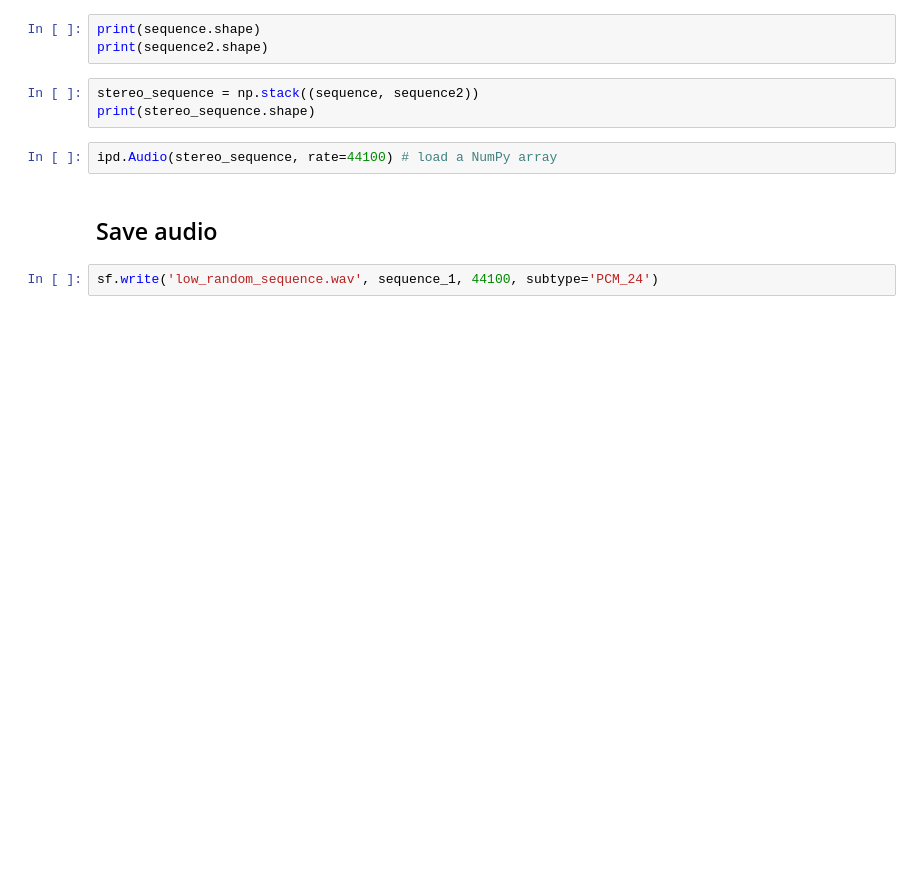
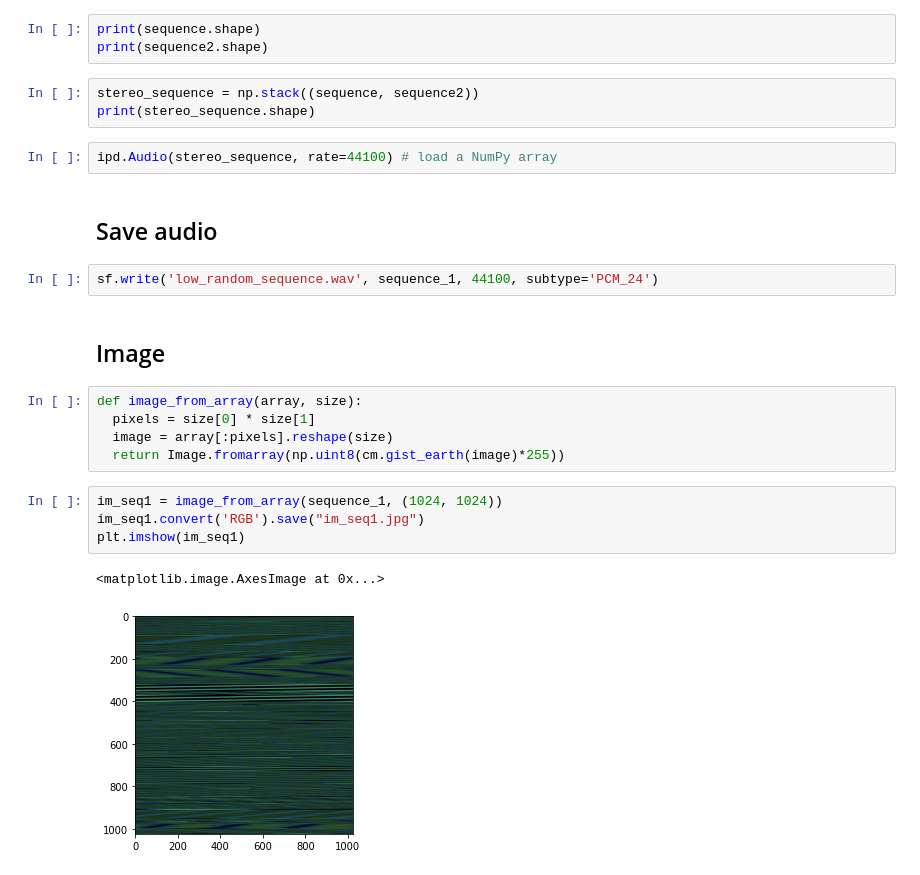
Before and after one commit to destefani/numpy_noise, a Jupyter notebook: numpy_noise.ipynb, the cells around one changed output. Drawn from its saved outputs; the diff is of its cells as text; blank space fills up the shorter version.

```diff
--- a/numpy_noise.ipynb
+++ b/numpy_noise.ipynb
@@ -86,3 +92,17 @@ ipd.Audio(stereo_sequence, rate=44100) # load a NumPy array
 ## Save audio
 # %%
 sf.write('low_random_sequence.wav', sequence_1, 44100, subtype='PCM_24')
+# %% [markdown]
+## Image
+# %%
+def image_from_array(array, size):
+  pixels = size[0] * size[1]
+  image = array[:pixels].reshape(size)
+  return Image.fromarray(np.uint8(cm.gist_earth(image)*255))
+# %%
+im_seq1 = image_from_array(sequence_1, (1024, 1024))
+im_seq1.convert('RGB').save("im_seq1.jpg")
+plt.imshow(im_seq1)
+# %% [output]
+<matplotlib.image.AxesImage at 0x...>
+[figure, added]
```
Also changed, not shown: parts of 5 cells of this notebook.
